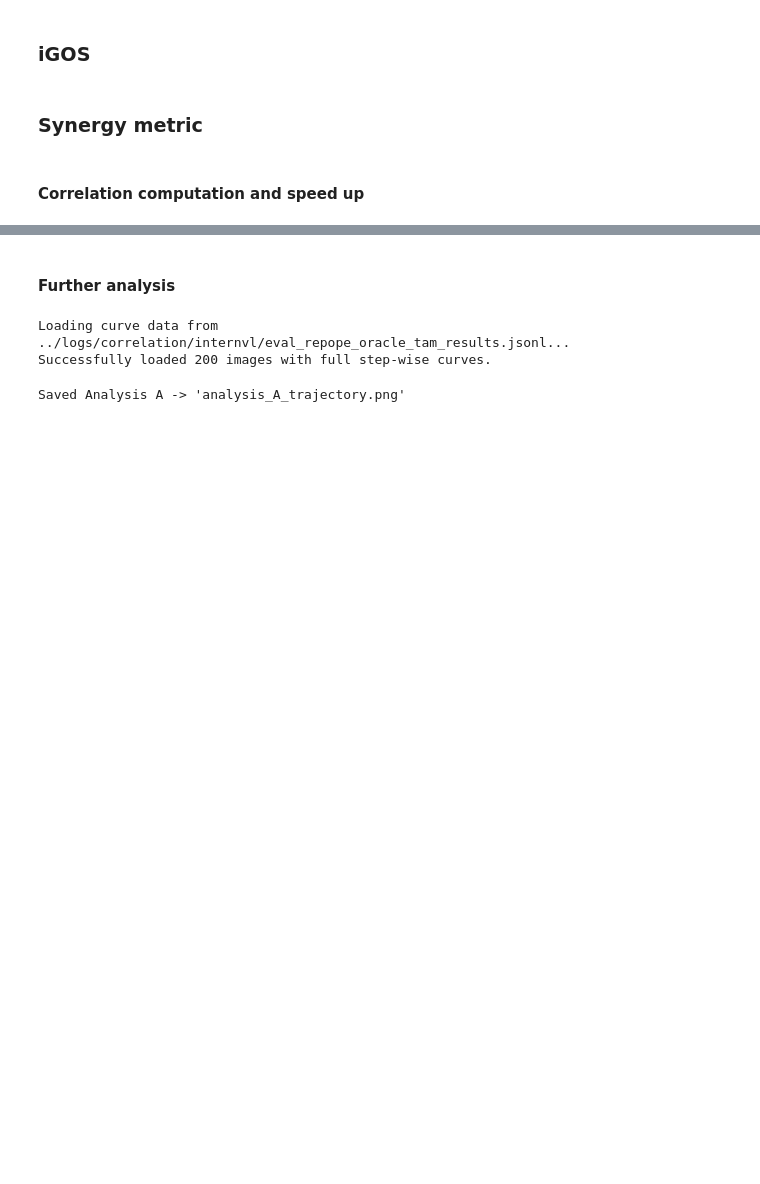
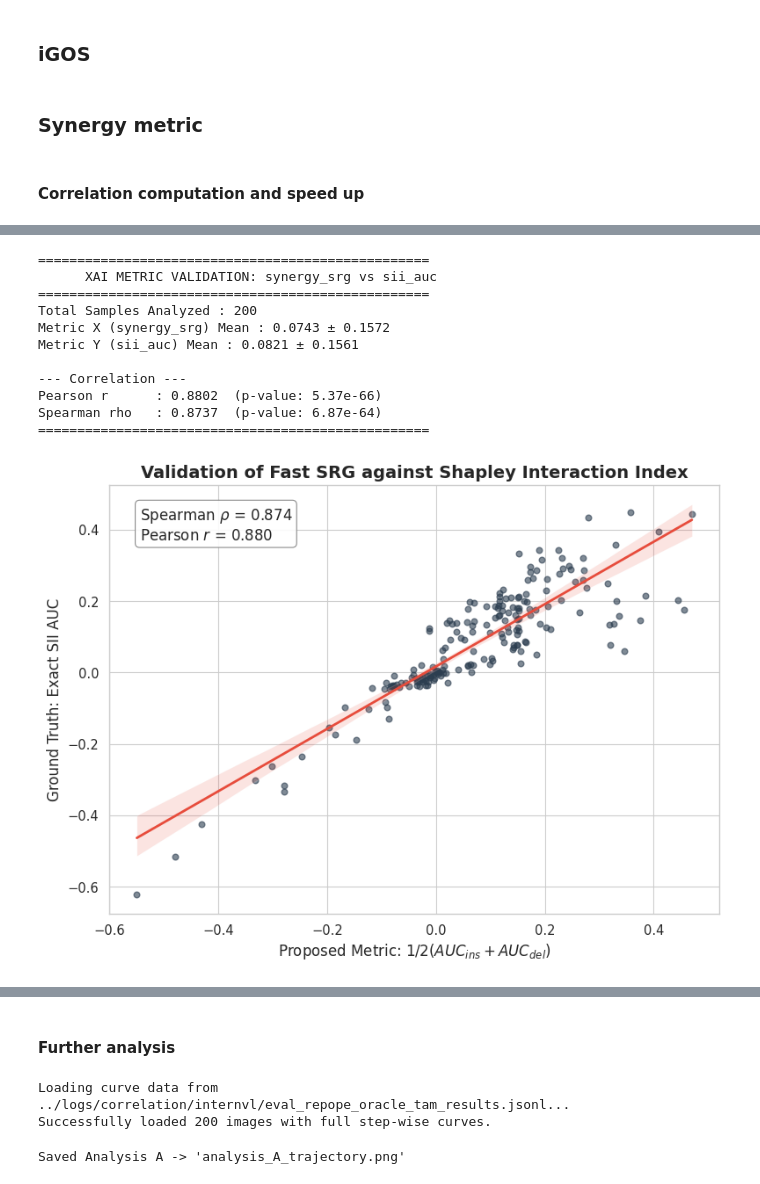
Before and after one commit to serval-uni-lu/xai-vdoc-benchmark, a Jupyter notebook: notebooks/test.ipynb, the cells around one changed output, grey strips where cells are left out. Drawn from its saved outputs; the diff is of its cells as text; code cells hidden in the pictures; blank space fills up the shorter version.

Commit message:
update correlation_sii

```diff
--- a/notebooks/test.ipynb
+++ b/notebooks/test.ipynb
@@ -5397,0 +5170,16 @@ plt.tight_layout()
+# %%
+# 1. Load Data
+results_file="../logs/correlation/internvl/eval_repope_oracle_tam_results.jsonl"
+
+df = load_and_preprocess_data(results_file)
+
+# 2. Print speedup info (Calculated once globally)
+if 'time_sii' in df.columns and 'time_syn' in df.columns:
+    avg_sii_time = df['time_sii'].mean()
+    avg_srg_time = df['time_syn'].mean()
+    speedup_factor = avg_sii_time / avg_srg_time if avg_srg_time > 0 else 0
+    print("\n--- Computational Efficiency ---")
+    print(f"Avg Time per Image (Exact SII) : {avg_sii_time:.2f} seconds")
+    print(f"Avg Time per Image (Fast SRG)  : {avg_srg_time:.2f} seconds")
+    print(f"Speedup Factor SRG             : {speedup_factor:.1f}x Faster")
+    print("==================================================\n")
@@ -5397,0 +5202,54 @@ plt.tight_layout()
+# %%
+
+# 3. Define the comparisons you want to make
+comparisons_to_run = [
+    {
+        "x_col": "synergy_srg",
+        "y_col": "sii_auc",
+        "x_label": "Proposed Metric: 1/2($AUC_{ins} + AUC_{del}$)",
+        "y_label": "Ground Truth: Exact SII AUC",
+        "title": "Validation of Fast SRG against Shapley Interaction Index",
+        "save_path": None
+    },
+    {
+        "x_col": "syn_del_norm_auc",
+        "y_col": "sii_auc",
+        "x_label": "Normalized Deletion Synergy",
+        "y_label": "Ground Truth: Exact SII AUC",
+        "title": "Deletion Synergy vs SII",
+        "save_path": None
+    },
+    {
+        "x_col": "syn_ins_norm_auc",
+        "y_col": "sii_auc",
+        "x_label": "Normalized Insertion Synergy",
+        "y_label": "Ground Truth: Exact SII AUC",
+        "title": "Insertion Synergy vs SII",
+        "save_path": None
+    }
+]
+
+# 4. Generate all plots in a loop
+for comp in comparisons_to_run:
+    analyze_and_plot_correlation(
+        df=df,
+        x_col=comp["x_col"],
+        y_col=comp["y_col"],
+        x_label=comp["x_label"],
+        y_label=comp["y_label"],
+        title=comp["title"],
+        save_path=comp["save_path"]
+    )
+# %% [output]
+==================================================
+      XAI METRIC VALIDATION: synergy_srg vs sii_auc
+==================================================
+Total Samples Analyzed : 200
+Metric X (synergy_srg) Mean : 0.0743 ± 0.1572
+Metric Y (sii_auc) Mean : 0.0821 ± 0.1561
+
+--- Correlation ---
+Pearson r      : 0.8802  (p-value: 5.37e-66)
+Spearman rho   : 0.8737  (p-value: 6.87e-64)
+==================================================
+[figure, added]
```
Also changed, not shown: parts of 50 cells of this notebook, 4 other files.
